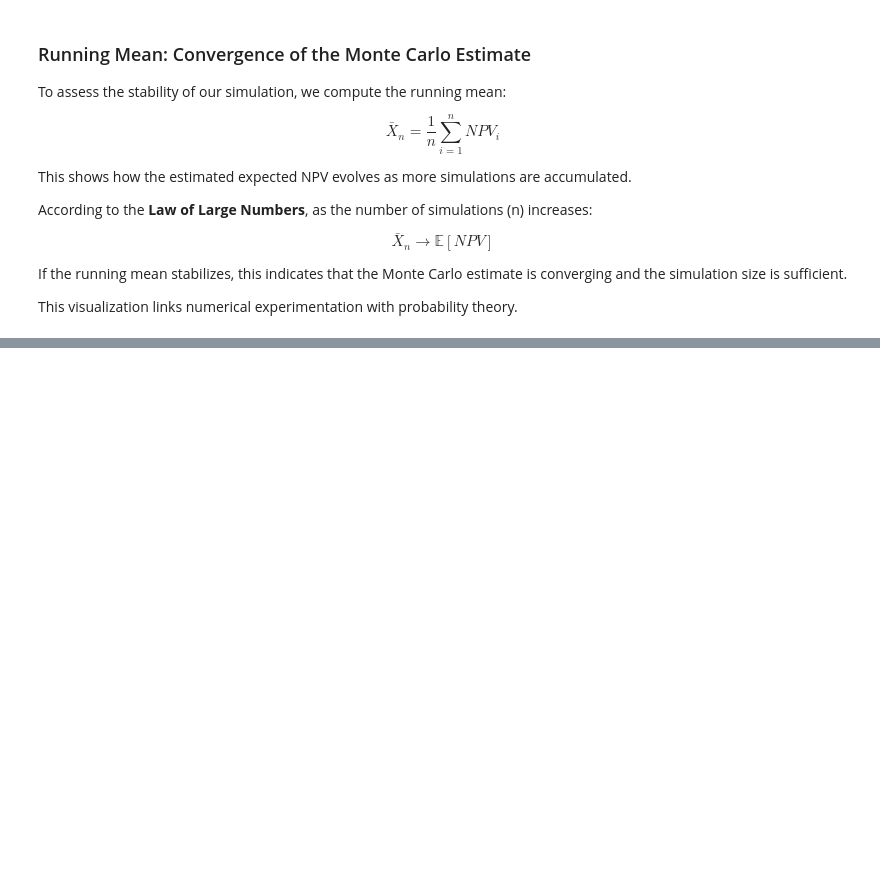
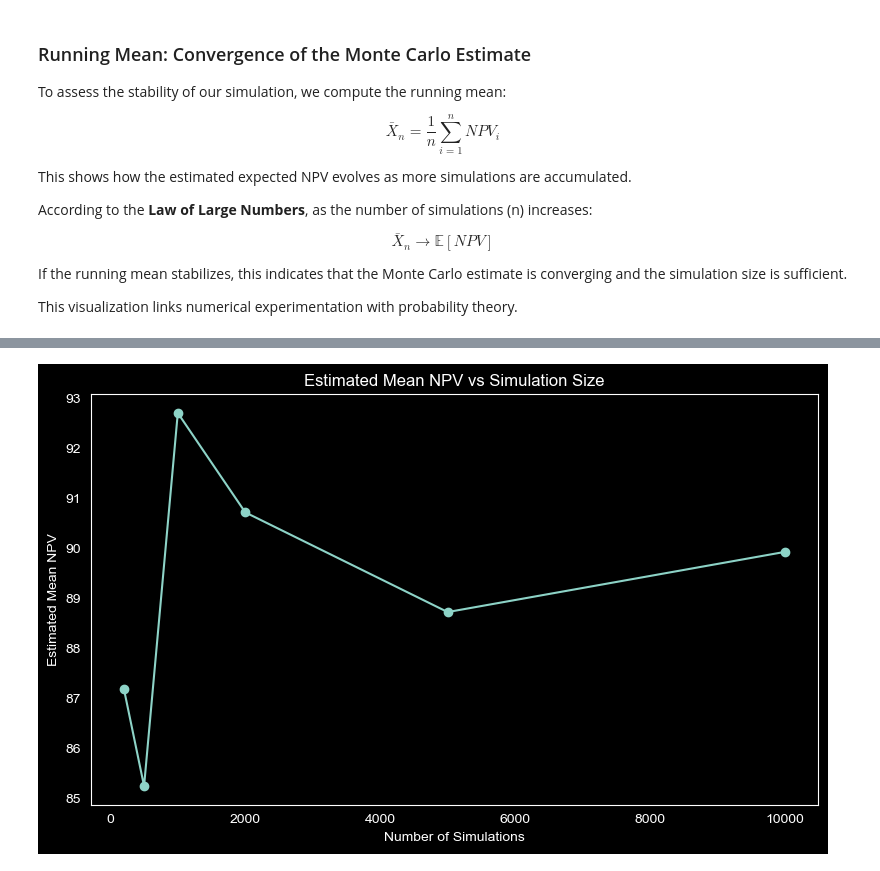
Before and after one commit to Wexwer/TVM-MonteCarlo-Scientific_Study, a Jupyter notebook: time_value_of_money.ipynb, the cells around one changed output, grey strips where cells are left out. Drawn from its saved outputs; the diff is of its cells as text; code cells hidden in the pictures; blank space fills up the shorter version.

```diff
--- a/time_value_of_money.ipynb
+++ b/time_value_of_money.ipynb
@@ -495,0 +514,19 @@ plt.show()
+# %%
+simulation_sizes = [200, 500, 1000, 2000, 5000, 10000]
+
+estimated_means = []
+
+for n in simulation_sizes:
+    temp_results = simulate_npv_triangular(n, r, a, m, b)
+    estimated_means.append(np.mean(temp_results))
+
+plt.figure(figsize=(8, 5))
+plt.plot(simulation_sizes, estimated_means, marker="o")
+plt.title("Estimated Mean NPV vs Simulation Size")
+plt.xlabel("Number of Simulations")
+plt.ylabel("Estimated Mean NPV")
+plt.tight_layout()
+plt.grid(None)
+plt.show()
+# %% [output]
+[figure, added]
```
Also changed, not shown: parts of 38 cells of this notebook.
